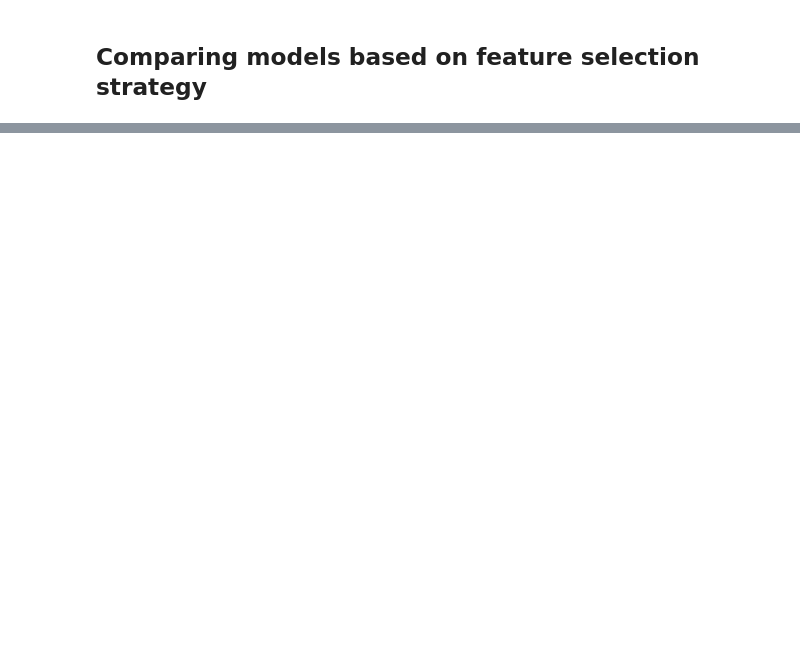
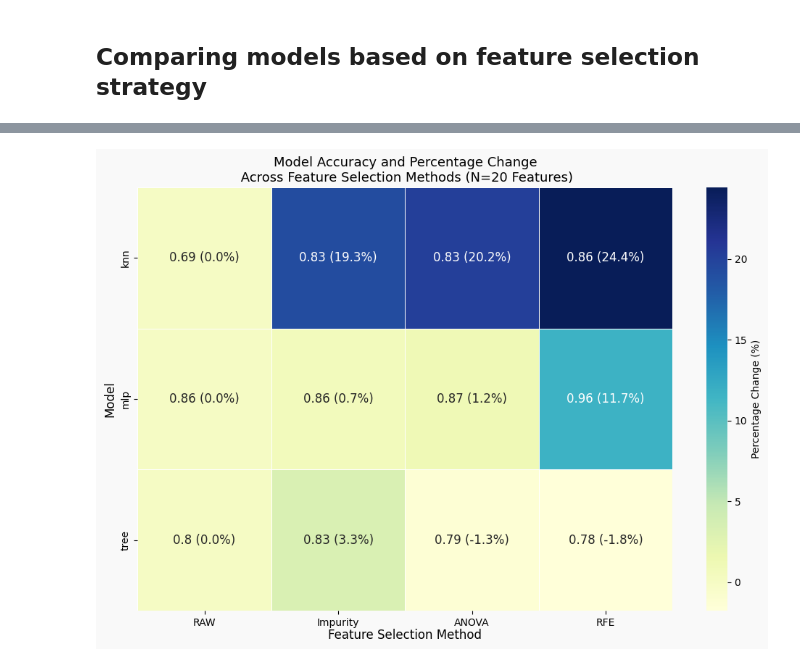
Before and after one commit to EduardoHalmen/darwin-analysis, a Jupyter notebook: notebooks/data-analysis.ipynb, the cells around one changed output, grey strips where cells are left out. Cells and saved outputs as stored; diff of their text form; code cells hidden in the pictures; blank space fills up the shorter version.

```diff
--- a/notebooks/data-analysis.ipynb
+++ b/notebooks/data-analysis.ipynb
@@ -209,0 +159,74 @@ plot_radar_chart(all_scores, model_name="tree")  # Replace "tree" with the desir
+# %%
+import pandas as pd
+import matplotlib.pyplot as plt
+import seaborn as sns
+
+def plot_heatmap_with_percentage_change(all_scores):
+    """
+    Plots a heatmap showing accuracy scores and percentage change relative to the RAW dataset.
+
+    Parameters:
+        all_scores (pd.DataFrame): A DataFrame containing accuracy scores for models across datasets.
+    """
+    # Ensure the DataFrame is in long format
+    all_scores = all_scores.melt(id_vars=['model', 'dataset'],
+                                 value_vars=['accuracy'],
+                                 var_name='metric',
+                                 value_name='value')
+
+    # Pivot the data to create a heatmap-friendly format
+    heatmap_data = all_scores.pivot_table(index='model', columns=['dataset'], values='value', aggfunc='mean')
+
+    # Calculate percentage change relative to the RAW dataset
+    raw_values = heatmap_data['RAW']
+    percentage_change = heatmap_data.subtract(raw_values, axis=0).divide(raw_values, axis=0) * 100
+
+    # Combine accuracy scores with percentage change
+    combined_data = heatmap_data.copy()
+    for col in heatmap_data.columns:
+        combined_data[col] = heatmap_data[col].round(2).astype(str) + " (" + percentage_change[col].round(1).astype(str) + "%)"
+
+    # Reorder the columns to make 'RAW' the first dataset
+    column_order = ['RAW', 'Impurity', 'ANOVA', 'RFE']
+    percentage_change = percentage_change[column_order]
+    combined_data = combined_data[column_order]
+
+    # Plot the heatmap
+    plt.figure(figsize=(10, 7))
+    sns.heatmap(
+        percentage_change,  # Use percentage_change for coloring
+        annot=combined_data.values,  # Display combined accuracy and percentage change
+        fmt="",  # No formatting needed since values are strings
+        cmap="YlGnBu",  # Diverging color palette for percentage changes
+        cbar_kws={'label': 'Percentage Change (%)'},
+        linewidths=0.5,  # Add spacing between the squares
+        linecolor="white",
+        annot_kws={"size": 12}
+    )
+
+    # Set the background color
+    plt.gca().set_facecolor("#f9f9f9")  # Set the axes background color
+    plt.gcf().set_facecolor("#f9f9f9")  # Set the figure background color
+
+
+    # Customize the plot
+    plt.title(f"Model Accuracy and Percentage Change\n Across Feature Selection Methods (N=20 Features)", fontsize=13)
+    plt.xlabel("Feature Selection Method", fontsize=12, labelpad=1, ha='center')  # Center the x-axis label
+    plt.ylabel("Model", fontsize=12)
+    plt.xticks(rotation=0, ha='center')  # Ensure x-axis labels are centered
+    plt.tight_layout()
+
+    plt.show()
+
+# Combine all datasets into a single DataFrame
+rfe_scores['dataset'] = 'RFE'
+anvoa_scores['dataset'] = 'ANOVA'
+feature_imp_scores['dataset'] = 'Impurity'
+raw_scores['dataset'] = 'RAW'
+
+all_scores = pd.concat([raw_scores, anvoa_scores, feature_imp_scores, rfe_scores])
+
+# Call the function to plot the heatmap
+plot_heatmap_with_percentage_change(all_scores)
+# %% [output]
+[figure, added]
```
Also changed, not shown: parts of 37 cells of this notebook, 2 other files.
